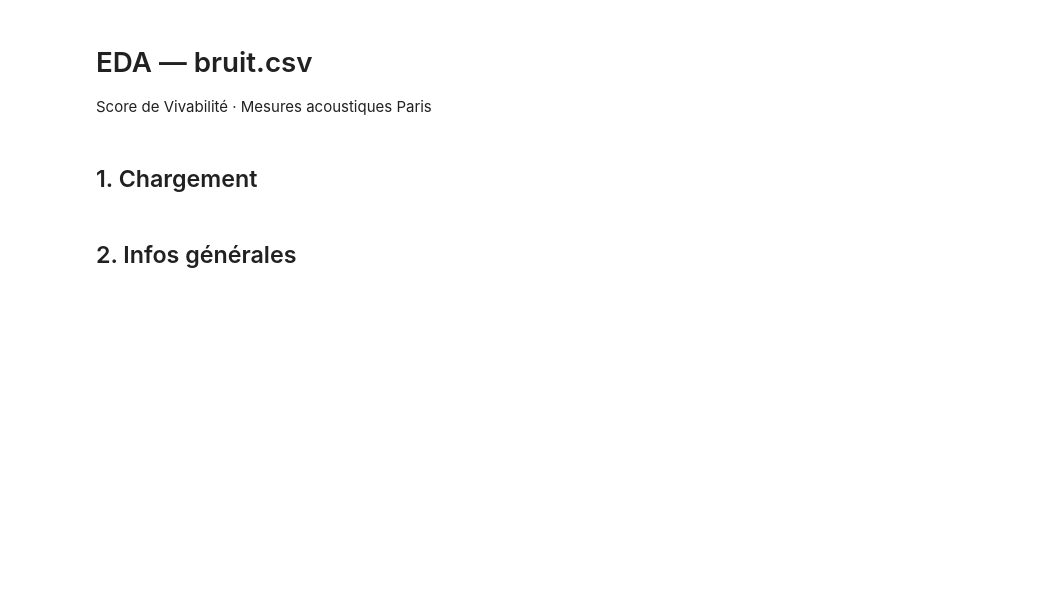
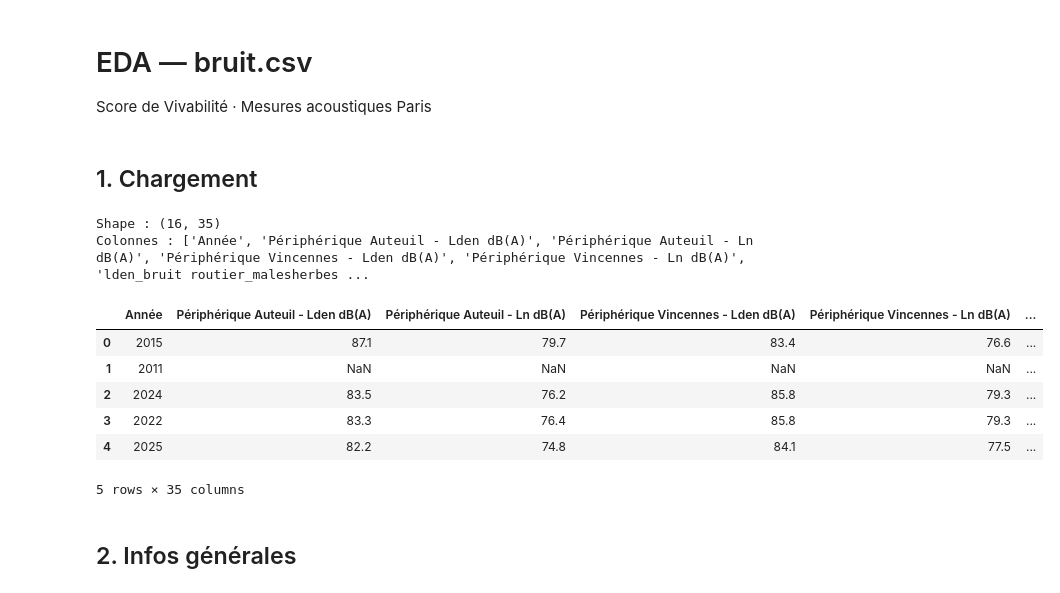
Before and after one commit to ErvinGoby23/architecture-data, a Jupyter notebook: architecture-data/eda/eda_bruit.ipynb, the cells around one changed output. Drawn from its saved outputs; the diff is of its cells as text; code cells hidden in the pictures; blank space fills up the shorter version.

```diff
--- a/architecture-data/eda/eda_bruit.ipynb
+++ b/architecture-data/eda/eda_bruit.ipynb
@@ -13,14 +13,26 @@ plt.rcParams['figure.dpi'] = 130
 # %% [markdown]
 ## 1. Chargement
 # %%
-FILE = 'architecture-data/brute/score_de_vivabilité/bruit.csv'
+from pathlib import Path
+
+BASE_DIR = Path.cwd().parents[0]
+FILE = BASE_DIR / 'brute' / 'score_de_vivabilité' / 'bruit.csv'
 
 df = pd.read_csv(FILE, sep=None, engine='python')
 df.columns = df.columns.str.strip().str.replace('\ufeff', '', regex=False)
-
 print(f'Shape : {df.shape}')
 print(f'Colonnes : {list(df.columns)}')
 df.head()
+# %% [output]
+Shape : (16, 35)
+Colonnes : ['Année', 'Périphérique Auteuil - Lden dB(A)', 'Périphérique Auteuil - Ln dB(A)', 'Périphérique Vincennes - Lden dB(A)', 'Périphérique Vincennes - Ln dB(A)', 'lden_bruit routier_malesherbes ...
+|  | Année | Périphérique Auteuil - Lden dB(A) | Périphérique Auteuil - Ln dB(A) | Périphérique Vincennes - Lden dB(A) | Périphérique Vincennes - Ln dB(A) | ... |
+| 0 | 2015 | 87.1 | 79.7 | 83.4 | 76.6 | ... |
+| 1 | 2011 | NaN | NaN | NaN | NaN | ... |
+| 2 | 2024 | 83.5 | 76.2 | 85.8 | 79.3 | ... |
+| 3 | 2022 | 83.3 | 76.4 | 85.8 | 79.3 | ... |
+| 4 | 2025 | 82.2 | 74.8 | 84.1 | 77.5 | ... |
+5 rows × 35 columns
 # %% [markdown]
 ## 2. Infos générales
 # %%
```
Also changed, not shown: parts of 10 cells of this notebook, 4 other files.
